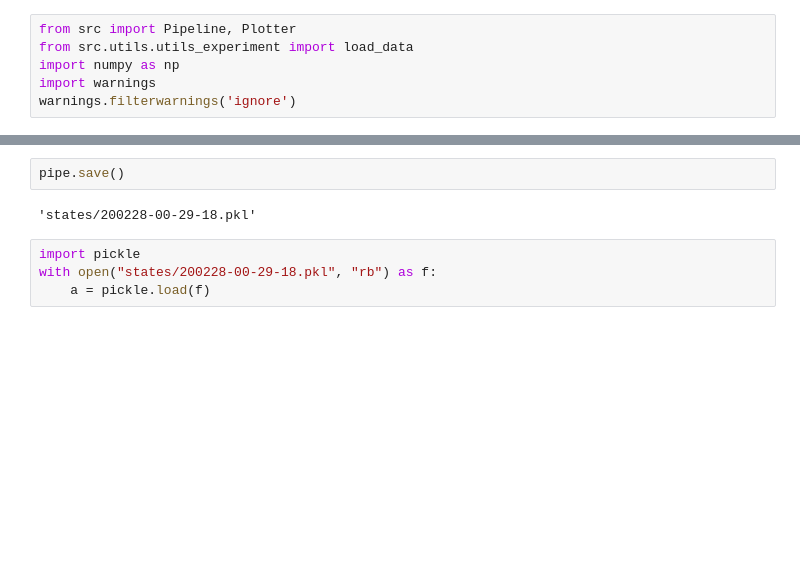
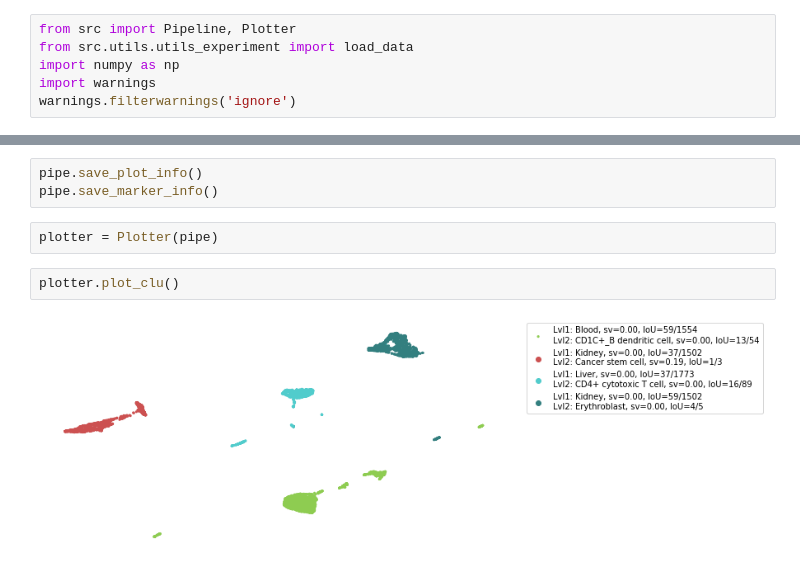
Before and after one commit to ferrocactus/cellar, a Jupyter notebook: notebooks/main.ipynb, the cells around one changed output, grey strips where cells are left out. Drawn from its saved outputs; the diff is of its cells as text; blank space fills up the shorter version.

Commit message:
added save info methods

```diff
--- a/notebooks/main.ipynb
+++ b/notebooks/main.ipynb
@@ -20,11 +20,12 @@ Mark: Finished finding markers for cluster 2.
 Mark: Finished finding markers for cluster 3.
 Ide: Finished finding lvl1 types.
 Ide: Finished finding lvl2 types.
-# %%
-pipe.save()
-# %% [output]
-'states/200228-00-29-18.pkl'
-# %%
-import pickle
-with open("states/200228-00-29-18.pkl", "rb") as f:
-    a = pickle.load(f)
+# %%
+pipe.save_plot_info()
+pipe.save_marker_info()
+# %%
+plotter = Plotter(pipe)
+# %%
+plotter.plot_clu()
+# %% [output]
+[figure, added]
```
Also changed, not shown: parts of 1 cell of this notebook, 2 other files.
